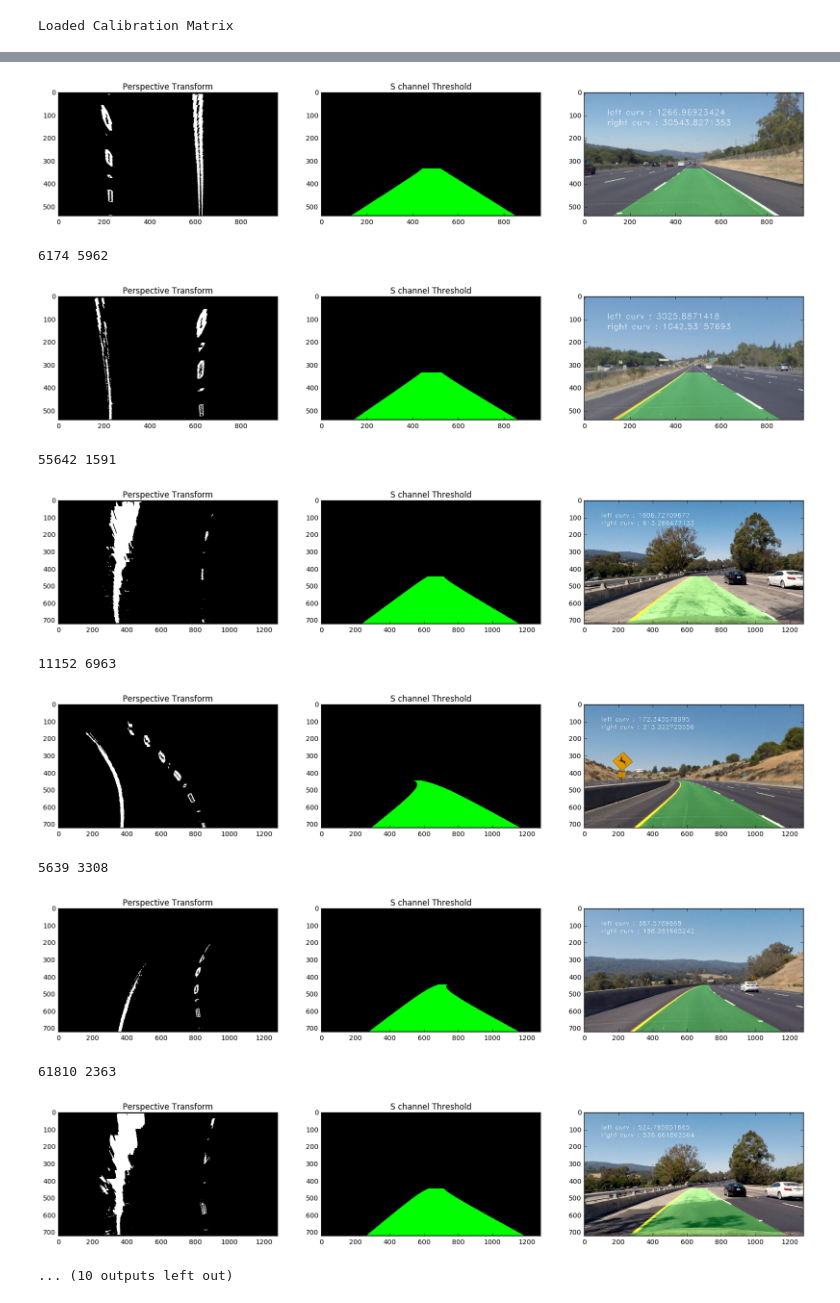
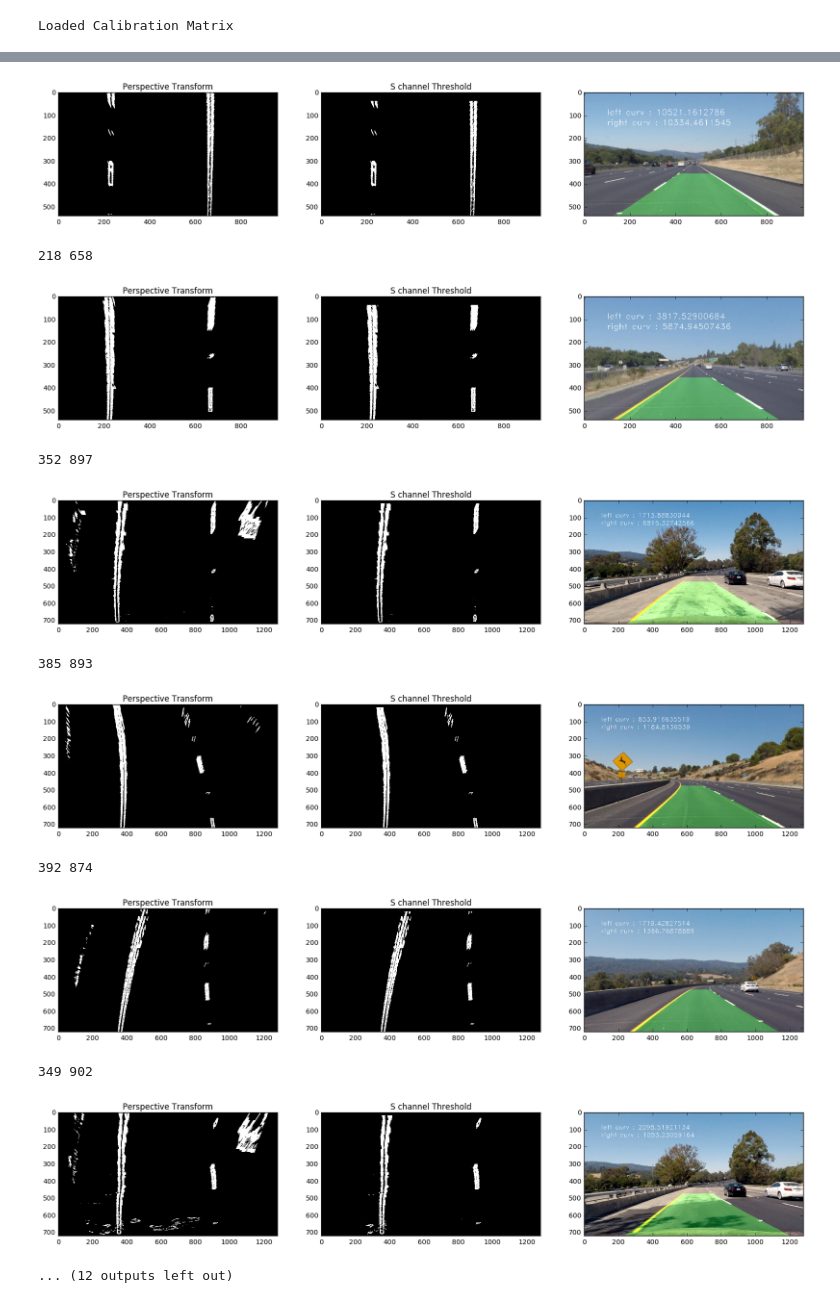
Before and after one commit to haithamkhedr/Lane-Detection, a Jupyter notebook: main/Lane Detection.ipynb, the cells around one changed output, grey strips where cells are left out. Saved outputs shown, nothing was run; the diff lists cells and outputs as text; code cells hidden in the pictures.

Commit message:
Used gradient of S channel instead of color threshold,adjusted thresholds and perspective transform parameters

```diff
--- a/main/Lane Detection.ipynb
+++ b/main/Lane Detection.ipynb
@@ -218,16 +241,20 @@ for file in test_files:
     SChannel = imgHLS[:,:,2]
 
     sBinary = thresh_color(SChannel,SThresh)
-    binary_gradient = thresh_gradient(imgGray,kernel = 3 ,threshold = GThresh)
+    sBinary_gradient,sTheta = thresh_gradient(SChannel,kernel = 3 ,threshold = (25,255))
+    binary_gradient,theta = thresh_gradient(imgGray,kernel = 3 ,threshold = GThresh,angle = 1.2 )
     merged_binary = np.zeros_like(binary_gradient)
-    merged_binary [(binary_gradient ==1) | (sBinary ==1)] = 1
+
+   # sBinary_gradient [ sTheta > 1 ] = 0
+#     sBinary [ sTheta > 1 ] = 0
+    merged_binary [(binary_gradient ==1) | (sBinary_gradient == 1)] = 1
     #merged_binary &= masked_img[:,:,0]
     merged_binary  = np.bitwise_and(merged_binary,masked_img)
-    Sobely = cv2.Sobel(sBinary,cv2.CV_64F,0,1,3)
-    Sobely = np.abs(Sobely)
-    scale = 255.0/np.max(Sobely)
-    Sobely = (Sobely*scale).astype(np.uint8)
-    merged_binary[Sobely > 100] =0
+#     Sobely = cv2.Sobel(sBinary,cv2.CV_64F,0,1,3)
+#     Sobely = np.abs(Sobely)
+#     scale = 255.0/np.max(Sobely)
+#     Sobely = (Sobely*scale).astype(np.uint8)
+#     merged_binary[Sobely > 100] =0
     perTransform,M,Minv = perspective_transform(merged_binary)
     dict = find_lane_pixels(perTransform)
     rightX = dict['rightX']
@@ -238,7 +265,8 @@ for file in test_files:
     leftY = [i for list in leftY for i in list]
     rightX = [i for list in rightX for i in list]
     rightY = [i for list in rightY for i in list]
-
+    leftLane = Line(buffer_size = 5)
+    rightLane = Line(buffer_size = 5)
     lane_pixels = np.zeros(imshape[:2])
     lane_pixels[leftY,leftX] = 255
     lane_pixels[rightY,rightX] = 255
@@ -251,11 +279,8 @@ for file in test_files:
 
 
 
-
-#     ax1.imshow(imgRGB[:,:,2],cmap = 'gray')
-#     ax2.imshow(imgHLS[:,:,2],cmap = 'gray')
-    ax1.imshow(lane_pixels,cmap = 'gray')
-    ax2.imshow(Lanes,cmap = 'gray')
+    ax1.imshow(perTransform,cmap = 'gray')
+    ax2.imshow(lane_pixels,cmap = 'gray')
     ax3.imshow(final_out)
     ax1.set_title('Perspective Transform')
     ax2.set_title('S channel Threshold')
@@ -265,13 +290,13 @@ for file in test_files:
-[figure, old version]
+[figure, new version]
-6174 5962
+218 658
-[figure, old version]
+[figure, new version]
-55642 1591
+352 897
-[figure, old version]
+[figure, new version]
-11152 6963
+385 893
-[figure, old version]
+[figure, new version]
-5639 3308
+392 874
-[figure, old version]
+[figure, new version]
-61810 2363
+349 902
-[figure, old version]
+[figure, new version]
-... (10 outputs left out)
+... (12 outputs left out)
 # %%
```
Also changed, not shown: parts of 4 cells of this notebook, 3 other files.
